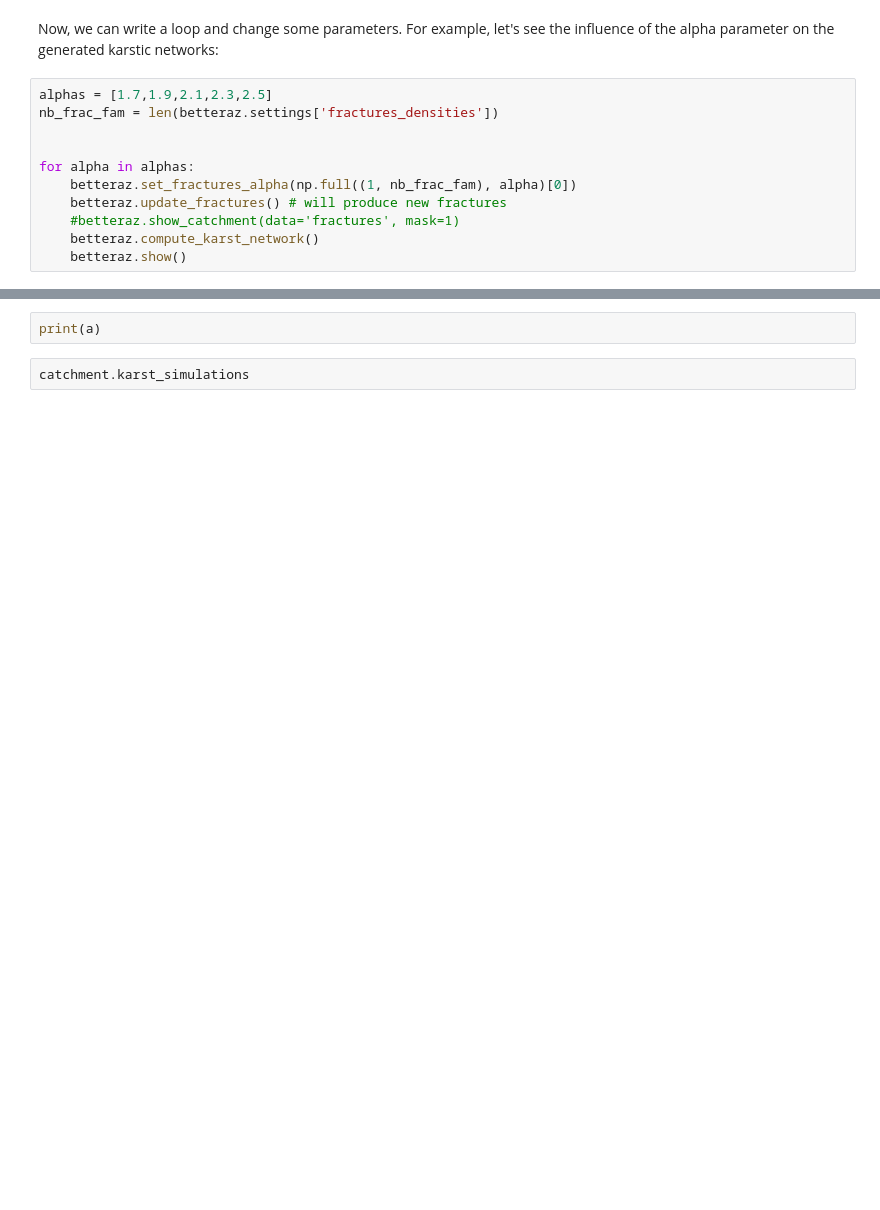
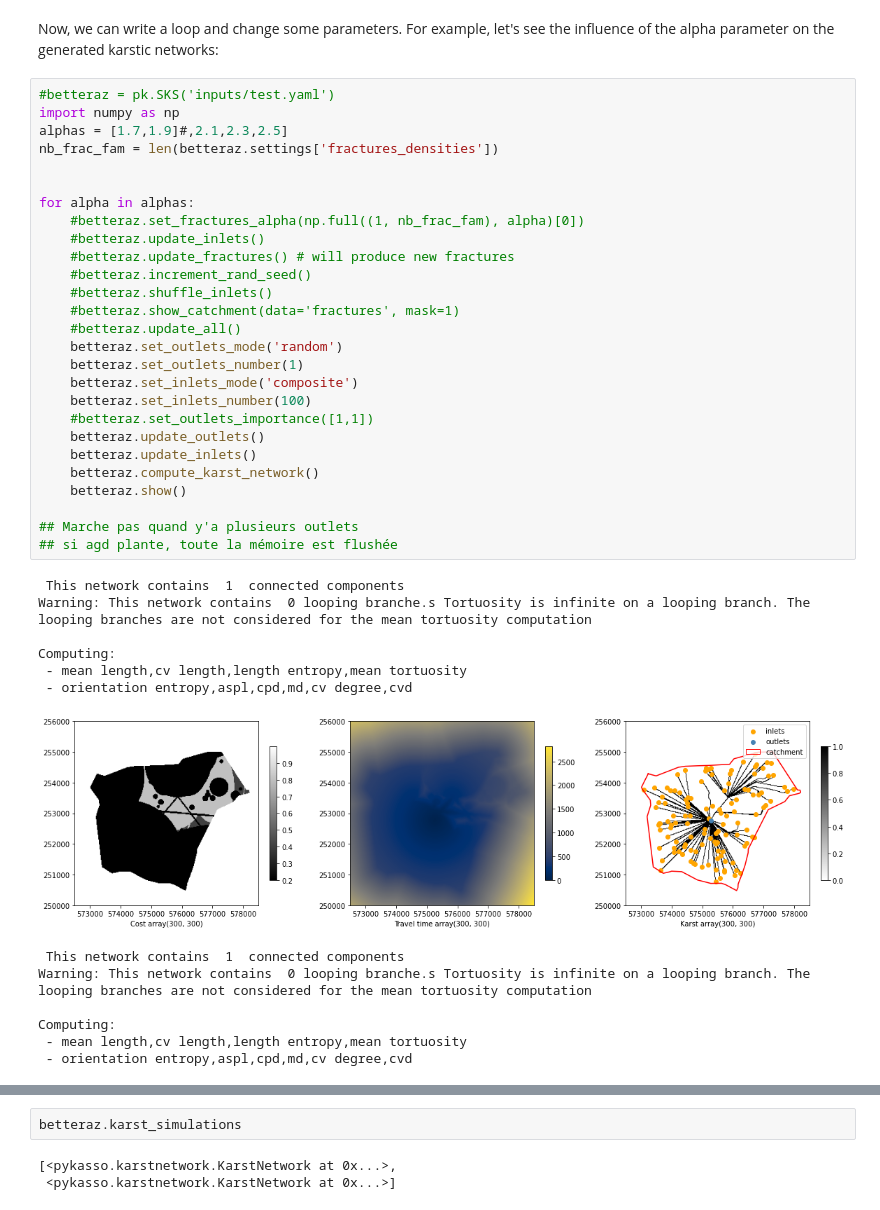
Before and after one commit to randlab/pyKasso, a Jupyter notebook: notebooks/examples/example_02_Betteraz_site.ipynb, the cells around one changed output, grey strips where cells are left out. Drawn from its saved outputs; the diff is of its cells as text; blank space fills up the shorter version.

```diff
--- a/notebooks/examples/example_02_Betteraz_site.ipynb
+++ b/notebooks/examples/example_02_Betteraz_site.ipynb
@@ -71,13 +86,43 @@ betteraz.get_fractures_numbers()
 # %% [markdown]
 Now, we can write a loop and change some parameters. For example, let's see the influence of the alpha parameter on the generated karstic networks:
 # %%
-alphas = [1.7,1.9,2.1,2.3,2.5]
+#betteraz = pk.SKS('inputs/test.yaml')
+import numpy as np
+alphas = [1.7,1.9]#,2.1,2.3,2.5]
 nb_frac_fam = len(betteraz.settings['fractures_densities'])
 
 
 for alpha in alphas:
-    betteraz.set_fractures_alpha(np.full((1, nb_frac_fam), alpha)[0])
-    betteraz.update_fractures() # will produce new fractures
+    #betteraz.set_fractures_alpha(np.full((1, nb_frac_fam), alpha)[0])
+    #betteraz.update_inlets()
+    #betteraz.update_fractures() # will produce new fractures
+    #betteraz.increment_rand_seed()
+    #betteraz.shuffle_inlets()
     #betteraz.show_catchment(data='fractures', mask=1)
+    #betteraz.update_all()
+    betteraz.set_outlets_mode('random')
+    betteraz.set_outlets_number(1)
+    betteraz.set_inlets_mode('composite')
+    betteraz.set_inlets_number(100)
+    #betteraz.set_outlets_importance([1,1])
+    betteraz.update_outlets()
+    betteraz.update_inlets()
     betteraz.compute_karst_network()
     betteraz.show()
+
+## Marche pas quand y'a plusieurs outlets
+## si agd plante, toute la mémoire est flushée
+# %% [output]
+ This network contains  1  connected components
+Warning: This network contains  0 looping branche.s Tortuosity is infinite on a looping branch. The looping branches are not considered for the mean tortuosity computation
+
+Computing:
+ - mean length,cv length,length entropy,mean tortuosity
+ - orientation entropy,aspl,cpd,md,cv degree,cvd
+[figure, added]
+ This network contains  1  connected components
+Warning: This network contains  0 looping branche.s Tortuosity is infinite on a looping branch. The looping branches are not considered for the mean tortuosity computation
+
+Computing:
+ - mean length,cv length,length entropy,mean tortuosity
+ - orientation entropy,aspl,cpd,md,cv degree,cvd
@@ -84,5 +130,6 @@ for alpha in alphas:
-# %%
-print(a)
 # %%
-catchment.karst_simulations
+betteraz.karst_simulations
+# %% [output]
+[<pykasso.karstnetwork.KarstNetwork at 0x...>,
+ <pykasso.karstnetwork.KarstNetwork at 0x...>]
 # %%
```
Also changed, not shown: parts of 10 cells of this notebook, 11 other files.
